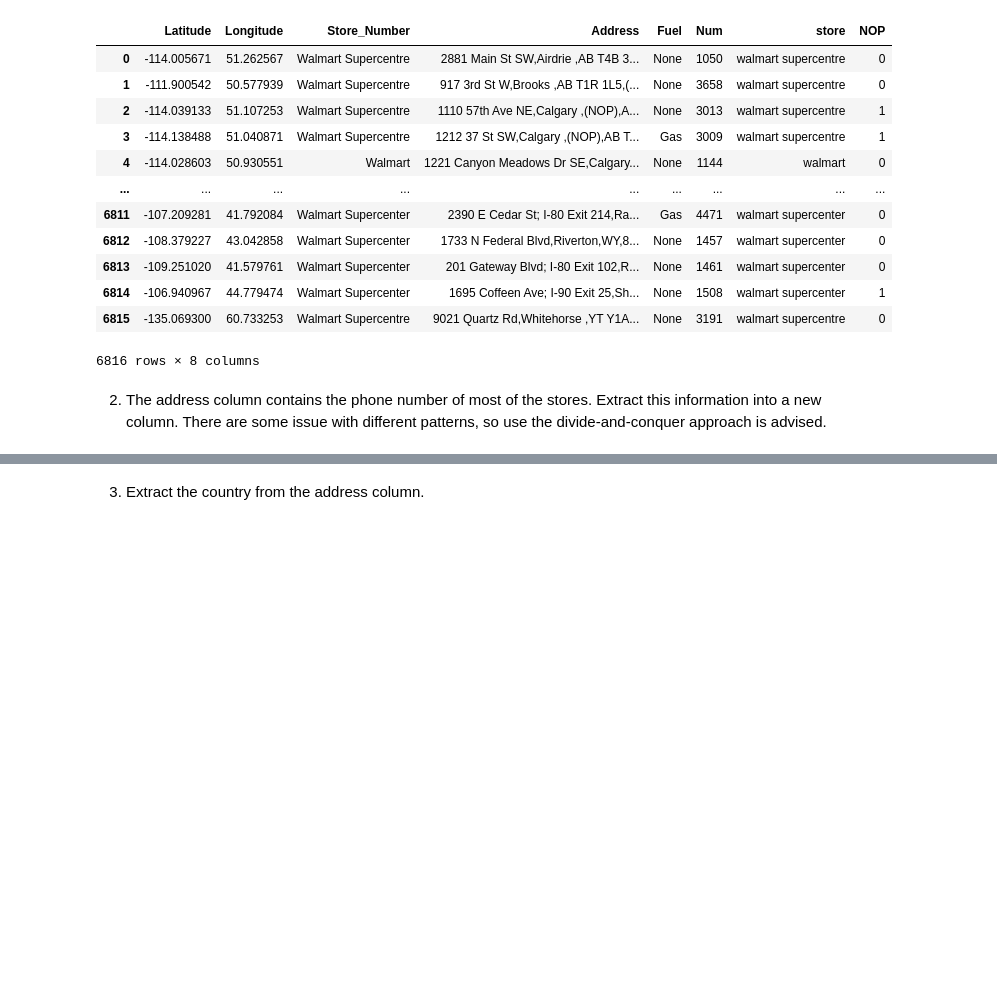
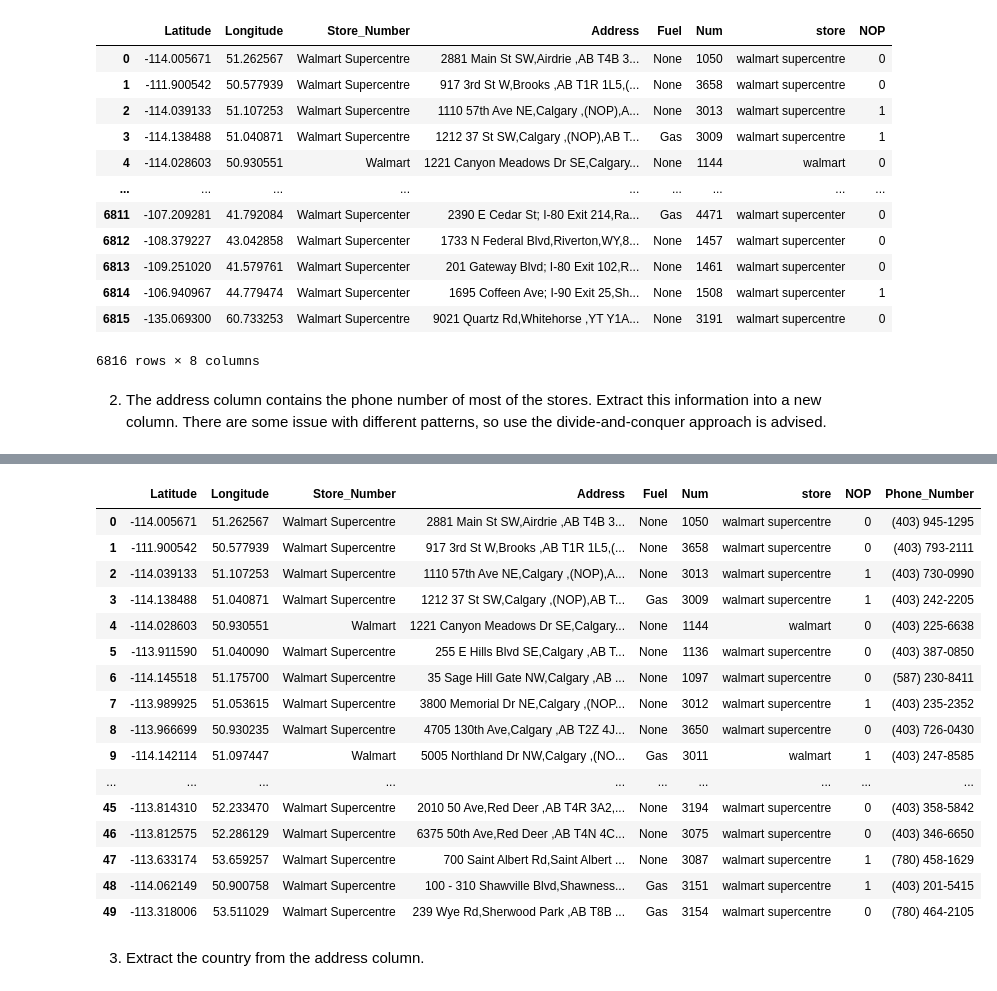
Before and after one commit to dreols01/Module-4-homework, a Jupyter notebook: Homework_4_More_Walmart_Cleaning.ipynb, the cells around one changed output, grey strips where cells are left out. Saved outputs shown, nothing was run; the diff lists cells and outputs as text; code cells hidden in the pictures; blank space fills up the shorter version.

```diff
--- a/Homework_4_More_Walmart_Cleaning.ipynb
+++ b/Homework_4_More_Walmart_Cleaning.ipynb
@@ -183,3 +161,29 @@ walmart_data5
+# %%
+walmart_data5 = (walmart_data4
+    >> mutate(Phone_Number = X.Address.str.extract(r"(\(\d{3,4}_?\s?\)?\(?\s?-?\d{3}-?\s?\d{4})")
+                                                    .replace(r"\((\d{3,4})_?\s?\)?\(?\s?-?(\d{3})-?\s?(\d{4})",r"(\1) \2-\3",regex=True))
+    >> mutate(Phone_Number = X.Phone_Number.str.replace(r"\((\d\d\d)\d\)",r"(\1)", regex=True))
+    >> mutate(Phone_Number = ifelse(X.Phone_Number.isna(), "No Phone Number Available", X.Phone_Number))
+ )
+walmart_data5.head(50)
+# %% [output]
+|  | Latitude | Longitude | Store_Number | Address | Fuel | Num | store | NOP | Phone_Number |
+| 0 | -114.005671 | 51.262567 | Walmart Supercentre | 2881 Main St SW,Airdrie ,AB T4B 3... | None | 1050 | walmart supercentre | 0 | (403) 945-1295 |
+| 1 | -111.900542 | 50.577939 | Walmart Supercentre | 917 3rd St W,Brooks ,AB T1R 1L5,(... | None | 3658 | walmart supercentre | 0 | (403) 793-2111 |
+| 2 | -114.039133 | 51.107253 | Walmart Supercentre | 1110 57th Ave NE,Calgary ,(NOP),A... | None | 3013 | walmart supercentre | 1 | (403) 730-0990 |
+| 3 | -114.138488 | 51.040871 | Walmart Supercentre | 1212 37 St SW,Calgary ,(NOP),AB T... | Gas | 3009 | walmart supercentre | 1 | (403) 242-2205 |
+| 4 | -114.028603 | 50.930551 | Walmart | 1221 Canyon Meadows Dr SE,Calgary... | None | 1144 | walmart | 0 | (403) 225-6638 |
+| 5 | -113.911590 | 51.040090 | Walmart Supercentre | 255 E Hills Blvd SE,Calgary ,AB T... | None | 1136 | walmart supercentre | 0 | (403) 387-0850 |
+| 6 | -114.145518 | 51.175700 | Walmart Supercentre | 35 Sage Hill Gate NW,Calgary ,AB ... | None | 1097 | walmart supercentre | 0 | (587) 230-8411 |
+| 7 | -113.989925 | 51.053615 | Walmart Supercentre | 3800 Memorial Dr NE,Calgary ,(NOP... | None | 3012 | walmart supercentre | 1 | (403) 235-2352 |
+| 8 | -113.966699 | 50.930235 | Walmart Supercentre | 4705 130th Ave,Calgary ,AB T2Z 4J... | None | 3650 | walmart supercentre | 0 | (403) 726-0430 |
+| 9 | -114.142114 | 51.097447 | Walmart | 5005 Northland Dr NW,Calgary ,(NO... | Gas | 3011 | walmart | 1 | (403) 247-8585 |
+| ... | ... | ... | ... | ... | ... | ... | ... | ... | ... |
+| 45 | -113.814310 | 52.233470 | Walmart Supercentre | 2010 50 Ave,Red Deer ,AB T4R 3A2,... | None | 3194 | walmart supercentre | 0 | (403) 358-5842 |
+| 46 | -113.812575 | 52.286129 | Walmart Supercentre | 6375 50th Ave,Red Deer ,AB T4N 4C... | None | 3075 | walmart supercentre | 0 | (403) 346-6650 |
+| 47 | -113.633174 | 53.659257 | Walmart Supercentre | 700 Saint Albert Rd,Saint Albert ... | None | 3087 | walmart supercentre | 1 | (780) 458-1629 |
+| 48 | -114.062149 | 50.900758 | Walmart Supercentre | 100 - 310 Shawville Blvd,Shawness... | Gas | 3151 | walmart supercentre | 1 | (403) 201-5415 |
+| 49 | -113.318006 | 53.511029 | Walmart Supercentre | 239 Wye Rd,Sherwood Park ,AB T8B ... | Gas | 3154 | walmart supercentre | 0 | (780) 464-2105 |
 # %% [markdown]
 3.  Extract the country from the address column.
 # %%
```
Also changed, not shown: parts of 12 cells of this notebook.
